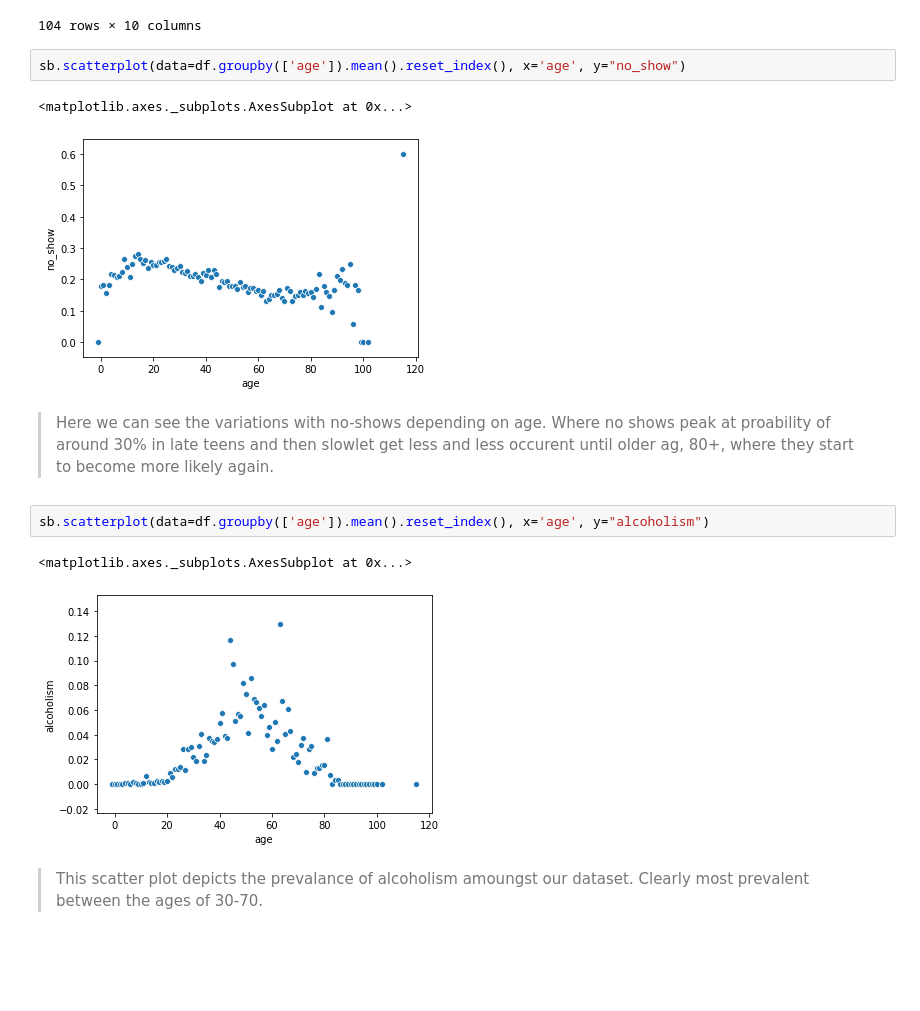
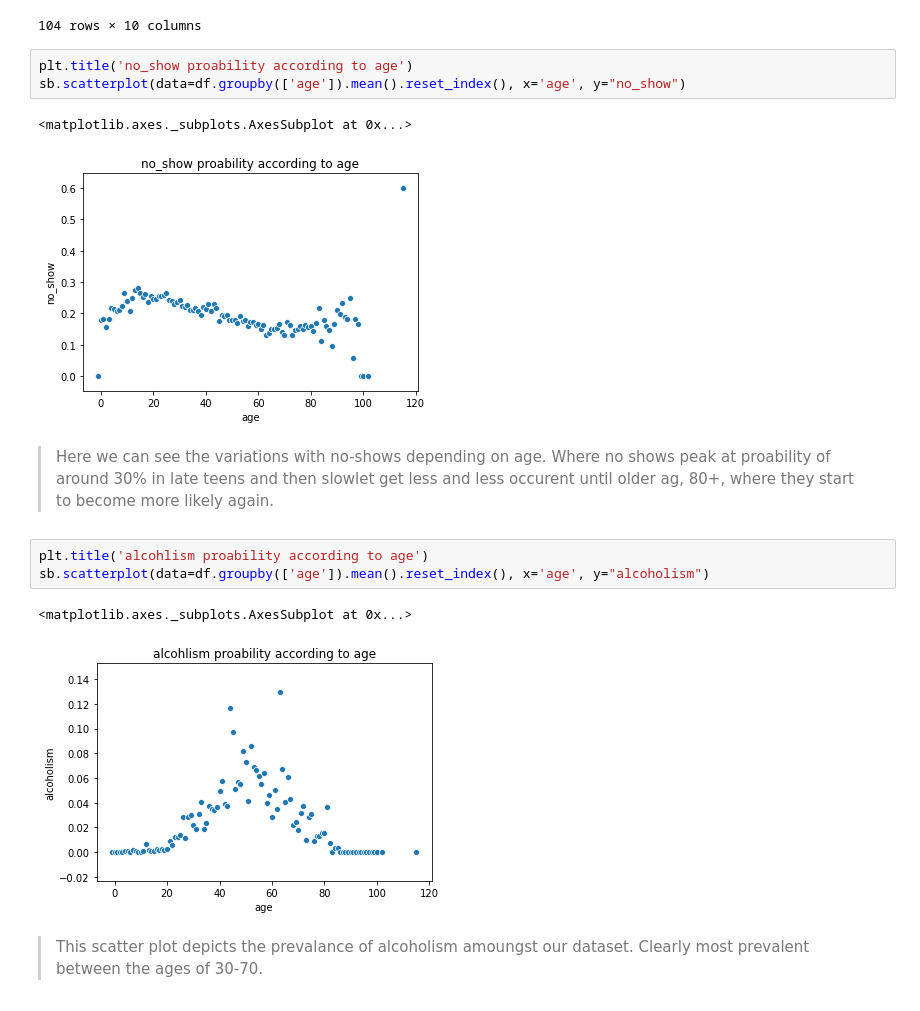
Before and after one commit to dodsy4/GP-attendence-analysis, a Jupyter notebook: Investigating No-Shows.ipynb, the cells around one changed output. Saved outputs shown, nothing was run; the diff lists cells and outputs as text; blank space fills up the shorter version.

```diff
--- a/Investigating No-Shows.ipynb
+++ b/Investigating No-Shows.ipynb
@@ -195,16 +196,18 @@ df.groupby(['age']).mean().reset_index()
 | 103 | 115 | 1.752175e+14 | 5.684971e+06 | 0.000000 | 0.2 | 0.000000 | 0.0 | 0.800000 | ... |
 104 rows × 10 columns
 # %%
+plt.title('no_show proability according to age')
 sb.scatterplot(data=df.groupby(['age']).mean().reset_index(), x='age', y="no_show")
 # %% [output]
 <matplotlib.axes._subplots.AxesSubplot at 0x...>
-[figure, old version]
+[figure, new version]
 # %% [markdown]
 >Here we can see the variations with no-shows depending on age. Where no shows peak at  proability of around 30% in late teens and then slowlet get less and less occurent until older ag, 80+, where they start to become more likely again.
 # %%
+plt.title('alcohlism proability according to age')
 sb.scatterplot(data=df.groupby(['age']).mean().reset_index(), x='age', y="alcoholism")
 # %% [output]
 <matplotlib.axes._subplots.AxesSubplot at 0x...>
-[figure, old version]
+[figure, new version]
 # %% [markdown]
 >This scatter plot depicts the prevalance of alcoholism amoungst our dataset. Clearly most prevalent between the ages of 30-70.
```
Also changed, not shown: parts of 18 cells of this notebook.
